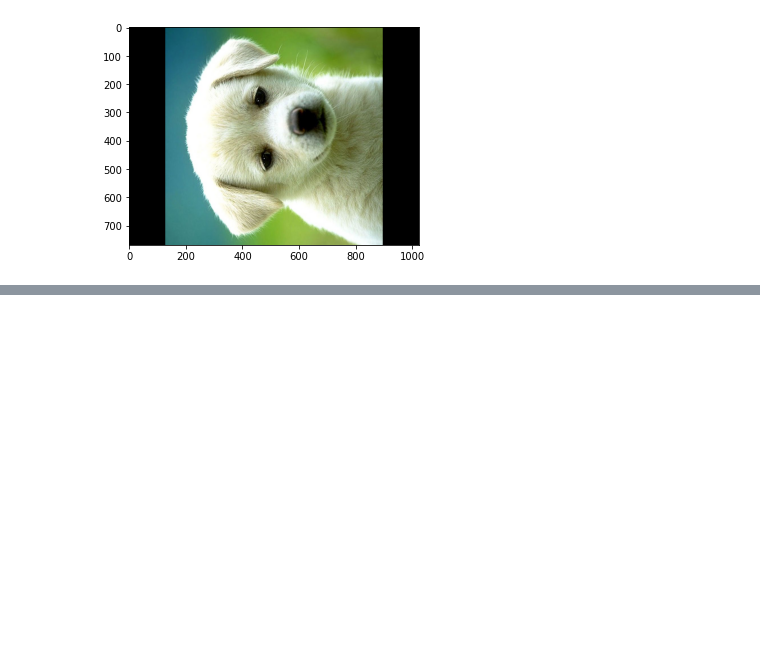
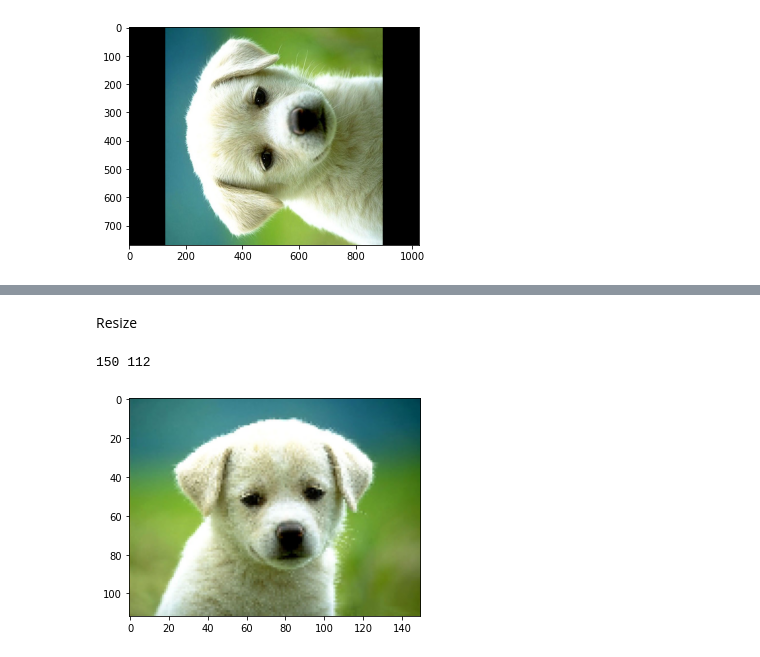
Before and after one commit to lokeshkumarn/OpenCV, a Jupyter notebook: OpenCV_Basics.ipynb, the cells around one changed output, grey strips where cells are left out. Drawn from its saved outputs; the diff is of its cells as text; code cells hidden in the pictures; blank space fills up the shorter version.

```diff
--- a/OpenCV_Basics.ipynb
+++ b/OpenCV_Basics.ipynb
@@ -203,0 +208,16 @@ show_cv2(imutils.rotate(tmp_image, 90)) #rotate 90 deg
+# %% [markdown]
+Resize
+# %%
+#resize to 100px width
+w = 150
+#aspect ratio
+r = w / tmp_image.shape[1]
+
+h = int(tmp_image.shape[0] * r) # old height * aspect ratio
+
+print(w,h)
+
+show_cv2(cv2.resize(tmp_image, (w,h), cv2.INTER_AREA))
+# %% [output]
+150 112
+[figure, added]
```
Also changed, not shown: parts of 3 cells of this notebook.
